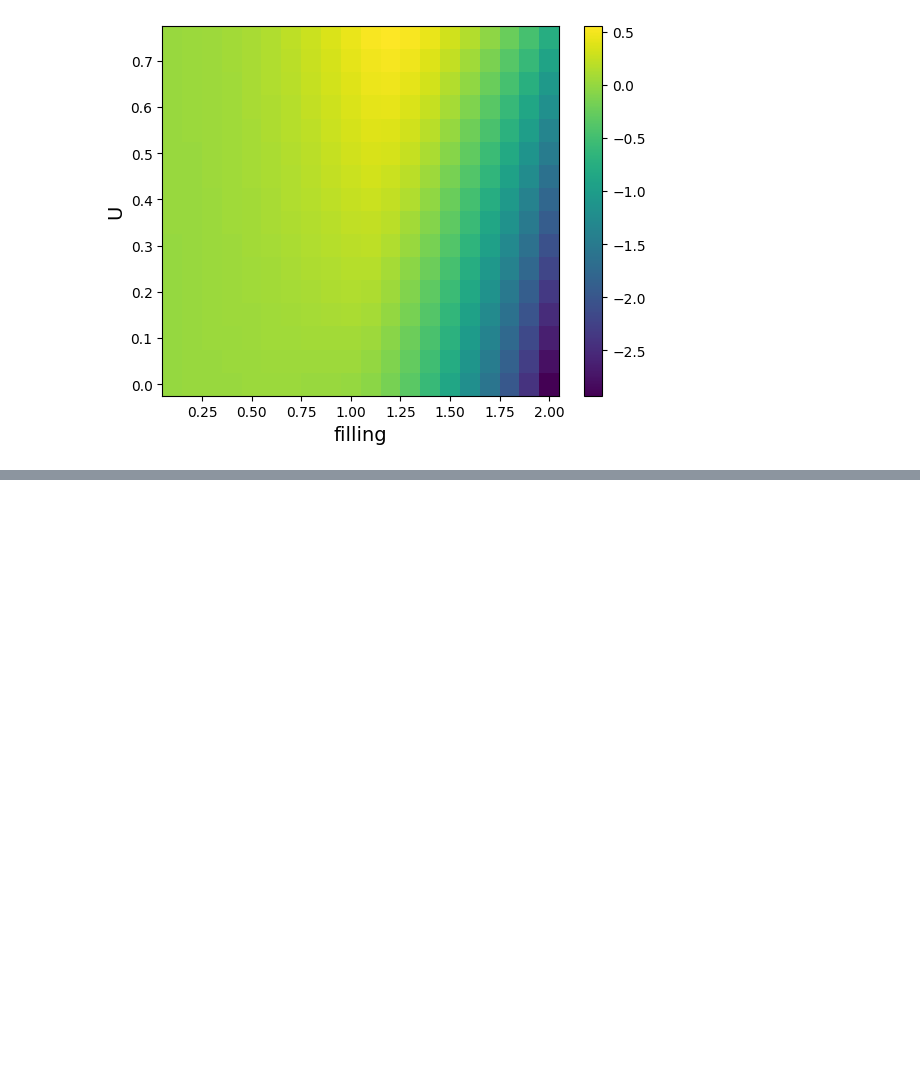
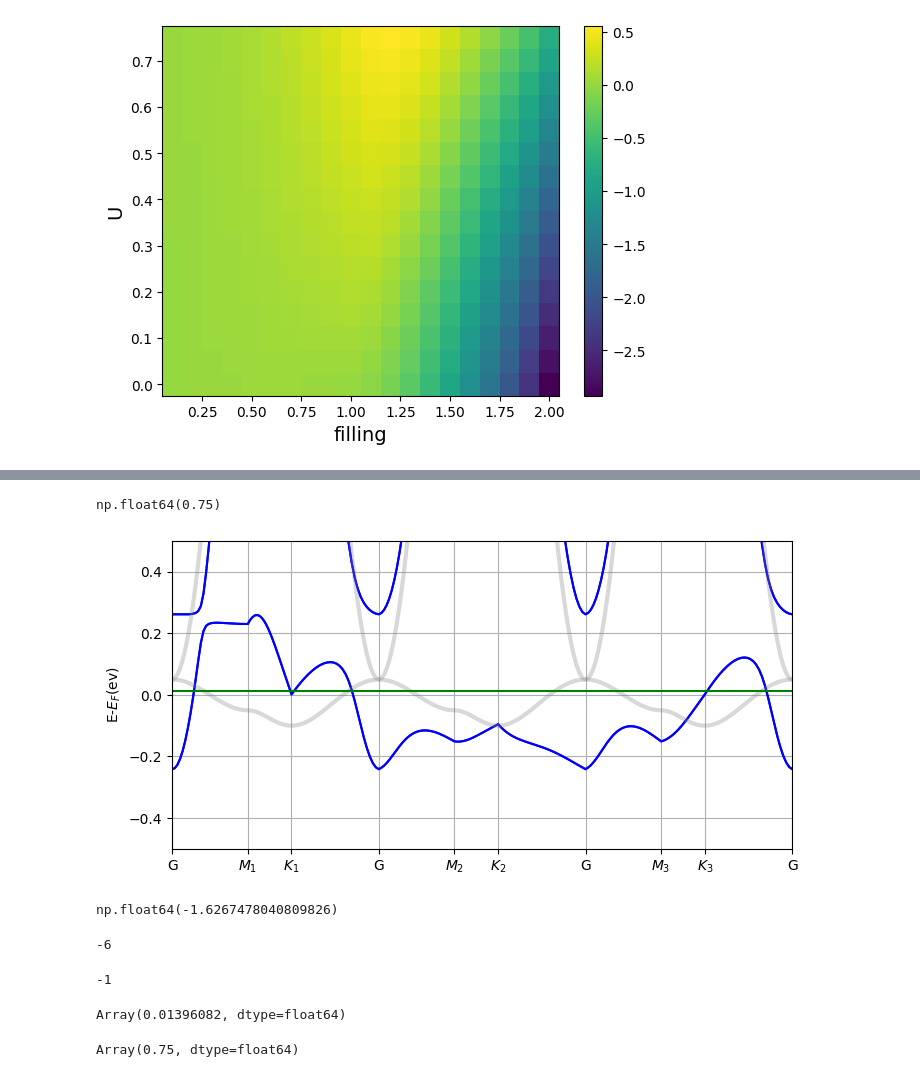
Before and after one commit to yumannhe/SCHF_auto_collinear, a Jupyter notebook: data_analysis/over_filling/phase_diagram_fixed_u_v_raio_over_filling_t_4_em4_v1_v2.ipynb, the cells around one changed output, grey strips where cells are left out. Saved outputs shown, nothing was run; the diff lists cells and outputs as text; code cells hidden in the pictures; blank space fills up the shorter version.

Commit message:
revise the typo for fixed filling, and add the test for fixed filling case jupyter notebook

```diff
--- a/data_analysis/over_filling/phase_diagram_fixed_u_v_raio_over_filling_t_4_em4_v1_v2.ipynb
+++ b/data_analysis/over_filling/phase_diagram_fixed_u_v_raio_over_filling_t_4_em4_v1_v2.ipynb
@@ -55,6 +55,8 @@ phase_list_final = list(i+j for i,j in product(nematic_phase, Magnetism_phase))
 sorted_ground_state_e_index = np.argsort(final_ground_state_e_diff_density, axis=2)
 sorted_ground_state_e= np.take_along_axis(final_ground_state_e_diff_density, sorted_ground_state_e_index, axis=2)
 sorted_density = np.take_along_axis(final_density, sorted_ground_state_e_index[:,:,:,np.newaxis,np.newaxis], axis=2)
+sorted_bond = np.take_along_axis(final_bond, sorted_ground_state_e_index[:,:,:,np.newaxis,np.newaxis,np.newaxis,np.newaxis,np.newaxis], axis=2)
+sorted_e_fermi = np.take_along_axis(final_e_fermi, sorted_ground_state_e_index, axis=2)
 sorted_e_difference = np.take_along_axis(final_e_difference, sorted_ground_state_e_index, axis=2)
 sorted_c_difference = np.take_along_axis(final_c_difference, sorted_ground_state_e_index, axis=2)
 # %%
@@ -135,0 +181,7 @@ plt.colorbar()
+# %%
+filling_index = -6
+filling_i = filling_arr[filling_index]/2
+# %%
+filling_i
+# %% [output]
+np.float64(0.75)
@@ -135,0 +202,62 @@ plt.colorbar()
+# %%
+# prepare the initial mean-field terms
+h_mean_u = dict_ref['h_mean_u']
+h_mean_v = dict_ref['h_mean_v']
+h_mean_initial_u = h_mean_u*u_input
+h_mean_initial = h_mean_initial_u[None, :, :, :] + np.einsum('Nsvmn,v->Nsmn', h_mean_v,v_arr)
+
+# prepare the input mean-field terms
+h_mean_input_u = mean_field_u(input_d, u_input)
+h_mean_input_v_o = hartree_spinor(a_lists, v_arr, input_d)
+h_mean_input_o = h_mean_input_u + h_mean_input_v_o
+# k-dependent part
+h_mean_input_v_k = fock_spinor(input_bond, v_arr, phase_pos)
+h_mean_input = h_mean_input_o[None, :, :, :] + h_mean_input_v_k
+
+
+spectrum_nematic = np.zeros((k_points_along_path.shape[0], num_bands*2))
+spectrum_original = np.zeros((k_points_along_path.shape[0], num_bands))
+for i in range(k_points_along_path.shape[0]):
+    e_o, _= la.eigh(Htb[i])
+    spectrum_original[i,:] = e_o
+    hup = Htb[i] + h_mean_input[i,0] - h_mean_initial[i,0]
+    e_up,_ = la.eigh(hup)
+    hdn = Htb[i] + h_mean_input[i,1] - h_mean_initial[i,1]
+    e_dn,_ = la.eigh(hdn)
+    spectrum_nematic[i,:] = np.concatenate((e_up, e_dn))
+# %%
+plt.figure(figsize=(8, 4))
+plt.plot(k_path_line, spectrum_nematic, 'b-')
+plt.plot(k_path_line, spectrum_original, 'grey', alpha = 0.3, linewidth=3)
+plt.hlines(dict_ref['e_fermi'], high_symmetry_k[0], high_symmetry_k[-1], colors='green', linestyles='-')
+plt.hlines(sorted_e_fermi[filling_index, u_index,0], high_symmetry_k[0], high_symmetry_k[-1], colors='red', linestyles='--')
+plt.xlim(high_symmetry_k[0], high_symmetry_k[-1])
+plt.ylim(-0.5,0.5)
+plt.xticks(high_symmetry_k, xticks_k)
+plt.ylabel('E-' + r'$E_{F}$' + '(ev)')
+# plt.title(
+#     'Band structure of rotated ' + r'$d_{yz}$' + ' and ' + r'$d_{x^{2}-y^{2}}$' + ' with SOC strength %i' % soc_strength)
+# plt.ylim(-0.1, 0.04)
+plt.grid()
+# %% [output]
+[figure, added]
+# %%
+sorted_e_fermi[filling_index, u_index,0]
+# %% [output]
+np.float64(-1.6267478040809826)
+# %%
+filling_index
+# %% [output]
+-6
+# %%
+u_index
+# %% [output]
+-1
+# %%
+dict_ref['e_fermi']
+# %% [output]
+Array(0.01396082, dtype=float64)
+# %%
+dict_ref['ne']
+# %% [output]
+Array(0.75, dtype=float64)
```
Also changed, not shown: parts of 8 cells of this notebook, 5 other files.
